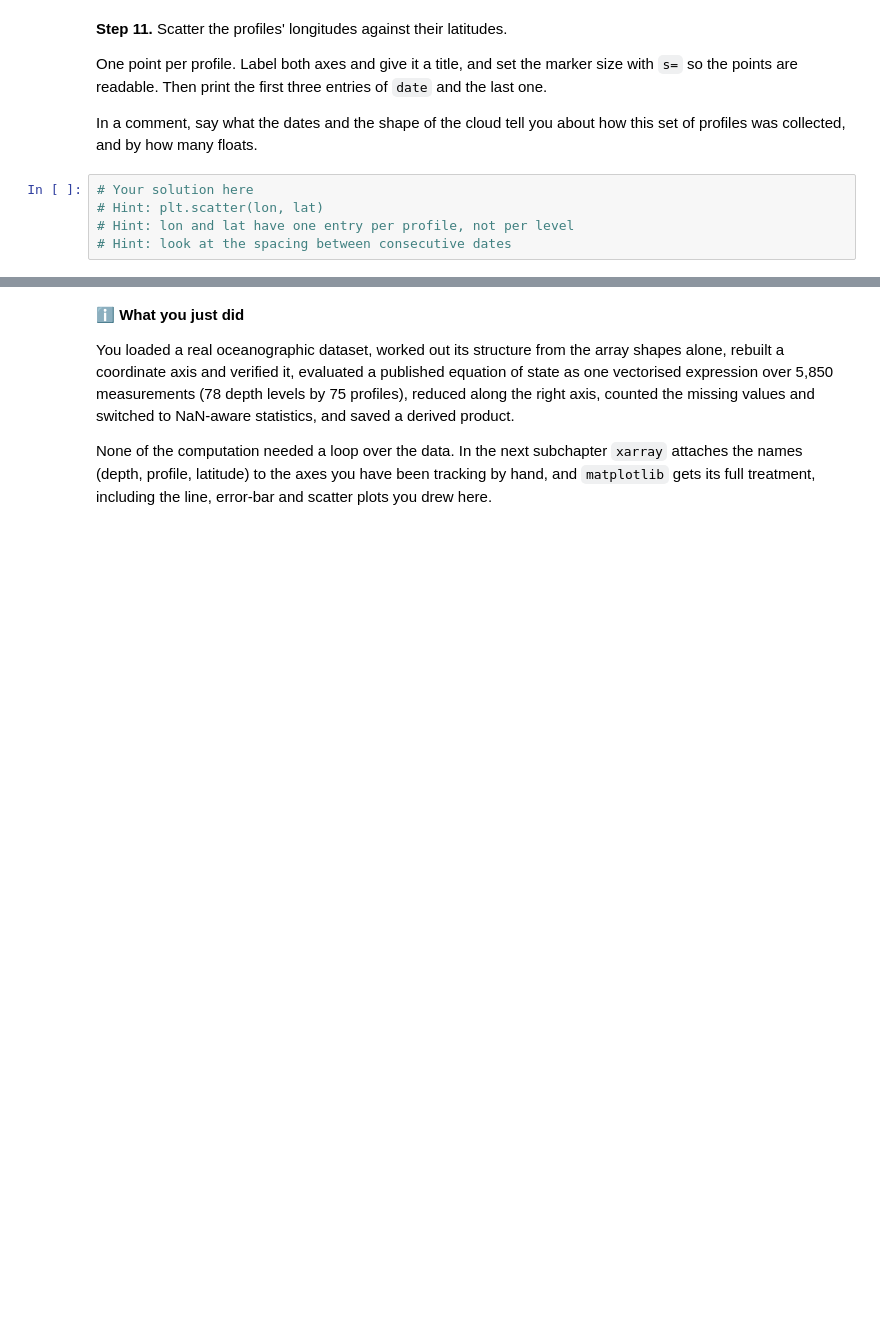
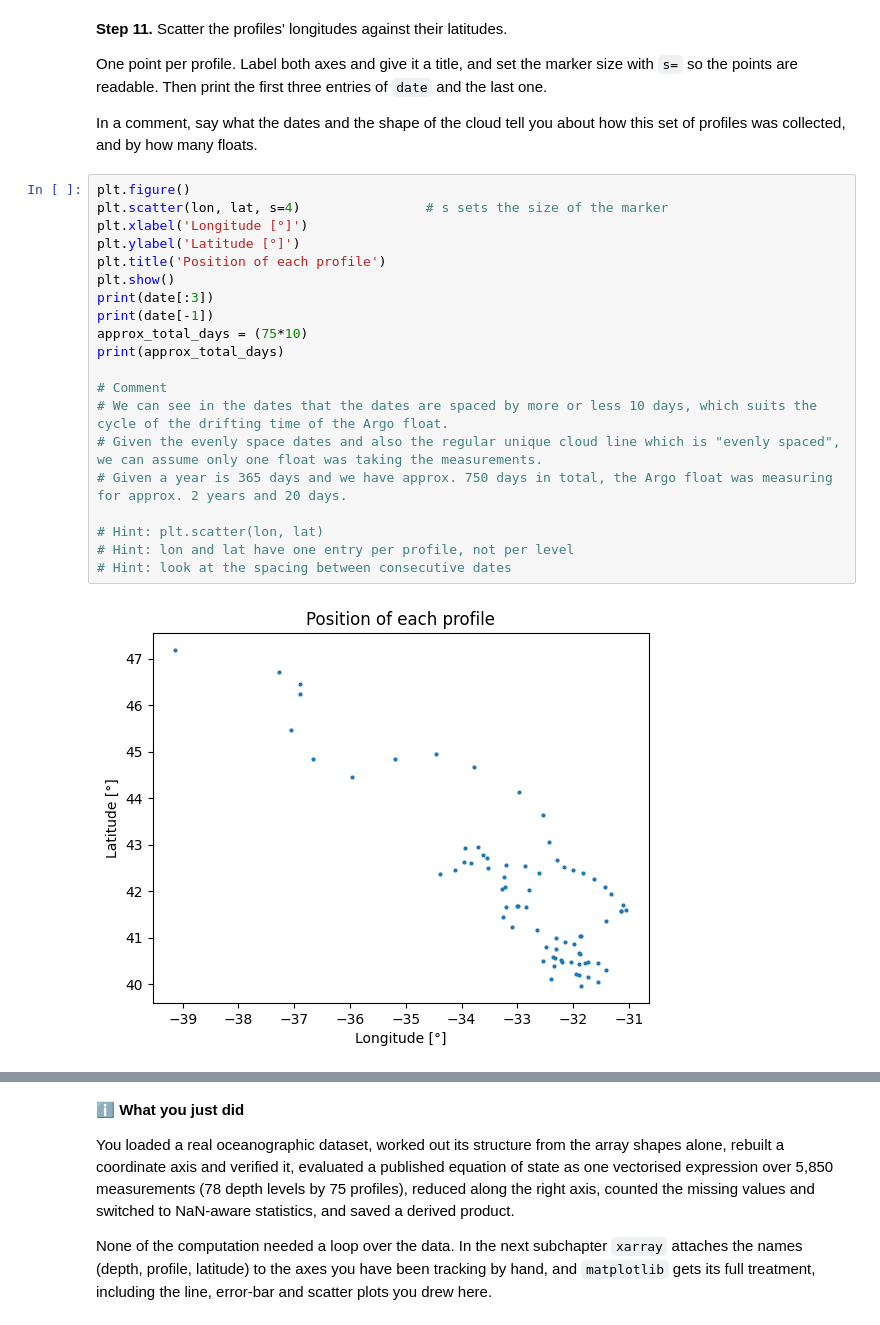
Before and after one commit to cindymonnet/2026_Intro_Python, a Jupyter notebook: live/part-I/1.3-numpy-environmental-exercises.ipynb, the cells around one changed output, grey strips where cells are left out. Cells and saved outputs as stored; diff of their text form; blank space fills up the shorter version.

```diff
--- a/live/part-I/1.3-numpy-environmental-exercises.ipynb
+++ b/live/part-I/1.3-numpy-environmental-exercises.ipynb
@@ -502,7 +489,24 @@ the points are readable. Then print the first three entries of `date` and the la
 In a comment, say what the dates and the shape of the cloud tell you about how this set of
 profiles was collected, and by how many floats.
 # %%
-# Your solution here
+plt.figure()
+plt.scatter(lon, lat, s=4)                # s sets the size of the marker
+plt.xlabel('Longitude [°]')
+plt.ylabel('Latitude [°]')
+plt.title('Position of each profile')
+plt.show()
+print(date[:3])
+print(date[-1])
+approx_total_days = (75*10)
+print(approx_total_days)
+
+# Comment
+# We can see in the dates that the dates are spaced by more or less 10 days, which suits the cycle of the drifting time of the Argo float.
+# Given the evenly space dates and also the regular unique cloud line which is "evenly spaced", we can assume only one float was taking the measurements.
+# Given a year is 365 days and we have approx. 750 days in total, the Argo float was measuring for approx. 2 years and 20 days.
+
 # Hint: plt.scatter(lon, lat)
 # Hint: lon and lat have one entry per profile, not per level
 # Hint: look at the spacing between consecutive dates
+# %% [output]
+[figure, added]
```
Also changed, not shown: parts of 3 cells of this notebook.
